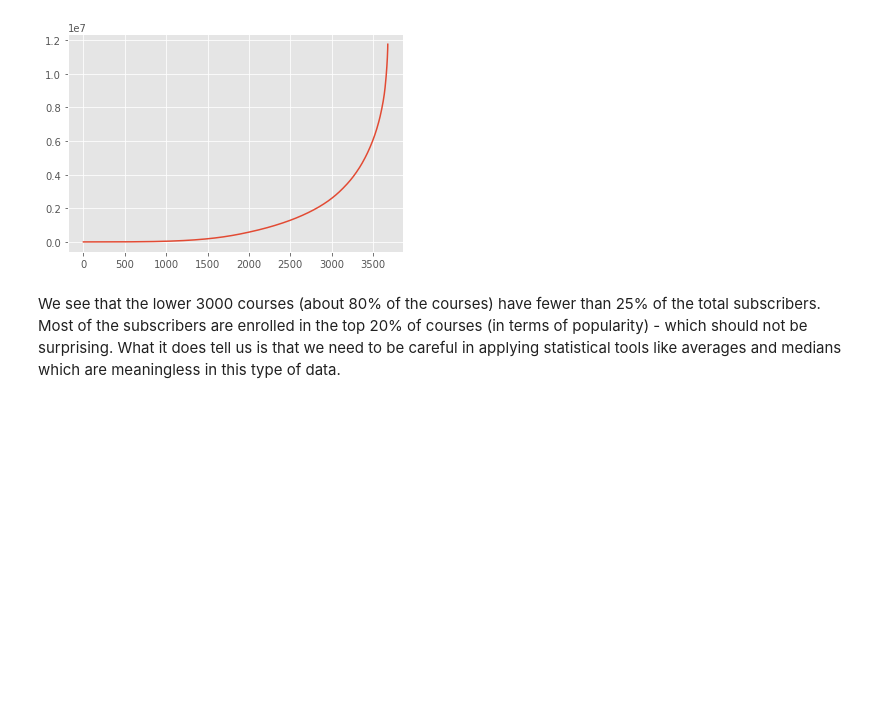
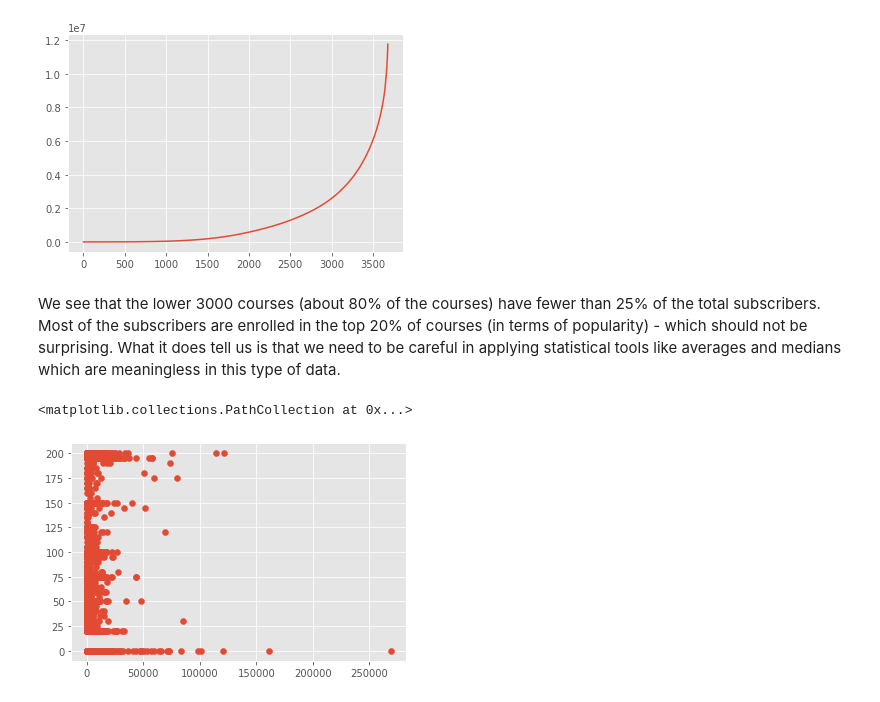
Before and after one commit to NoamTene/Udemy, a Jupyter notebook: Udemy_scatter_cluster.ipynb, the cells around one changed output. Saved outputs shown, nothing was run; the diff lists cells and outputs as text; code cells hidden in the pictures; blank space fills up the shorter version.

```diff
--- a/Udemy_scatter_cluster.ipynb
+++ b/Udemy_scatter_cluster.ipynb
@@ -110,3 +80,8 @@ plt.plot(cum_subsc)
 [figure]
 # %% [markdown]
 We see that the lower 3000 courses (about 80% of the courses) have fewer than 25% of the total subscribers.  Most of the subscribers are enrolled in the top 20% of courses (in terms of popularity) - which should not be surprising.  What it does tell us is that we need to be careful in applying statistical tools like averages and medians which are meaningless in this type of data.
+# %%
+plt.scatter(df.num_subscribers,df.price)
+# %% [output]
+<matplotlib.collections.PathCollection at 0x...>
+[figure, added]
```
Also changed, not shown: parts of 6 cells of this notebook.
